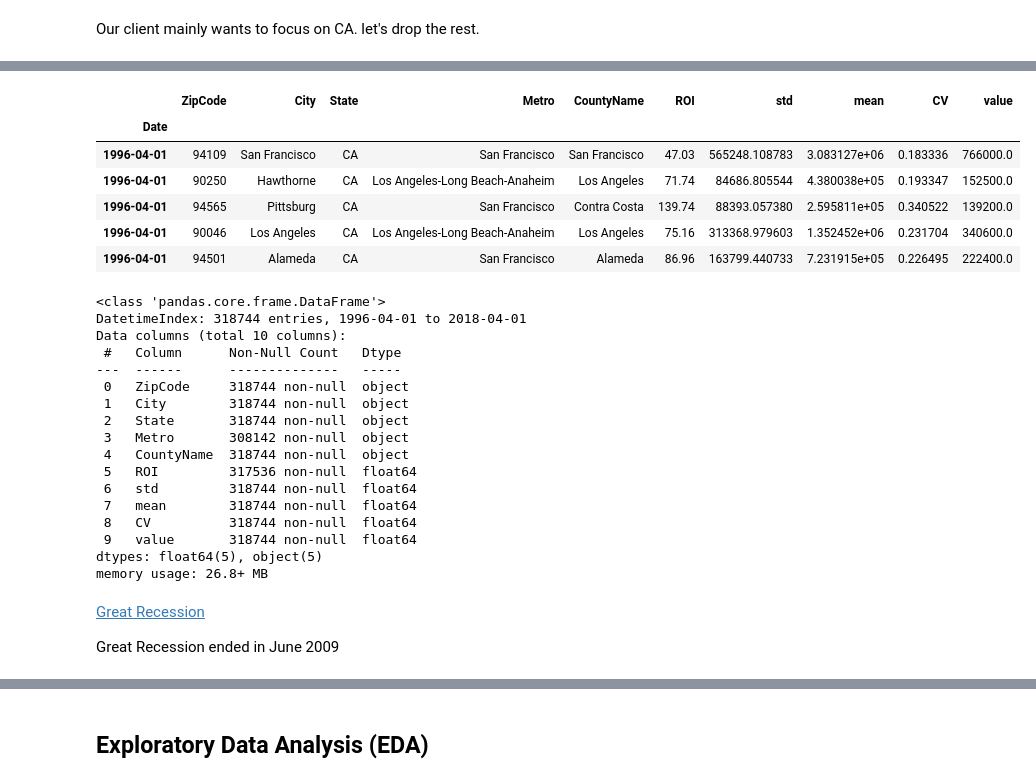
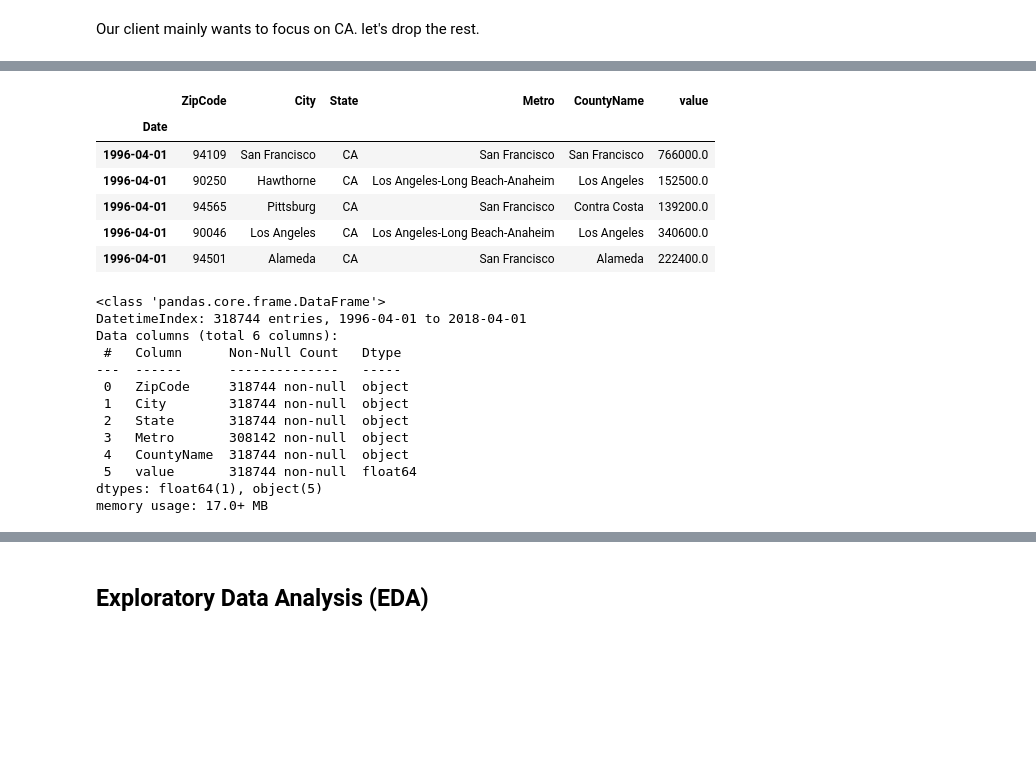
Before and after one commit to jennifernha/Zillow-Time-Series, a Jupyter notebook: Zillow Time Series Analysis.ipynb, the cells around one changed output, grey strips where cells are left out. Cells and saved outputs as stored; diff of their text form; code cells hidden in the pictures; blank space fills up the shorter version.

```diff
--- a/Zillow Time Series Analysis.ipynb
+++ b/Zillow Time Series Analysis.ipynb
@@ -87,3 +103,0 @@ df = df.rename(columns={'RegionName': 'ZipCode'})
-# %%
-#Calculate historical return on investment
-df['ROI'] = (((df['2018-04']-df['2009-07'])/df['2009-07'])*100).round(2)
@@ -92,12 +103,0 @@ df.loc[:,'2009-07':'2018-04']
-# %%
-#Calculate historical return on investment
-df['ROI'] = (((df['2018-04']-df['2009-07'])/df['2009-07'])*100).round(2)
-
-#Calculate standard deviation of monthly values
-df['std'] = df.loc[:,'2009-07':'2018-04'].std(skipna=True, axis=1)
-
-#Calculate historical mean value
-df['mean'] = df.loc[:,'2009-07':'2018-04'].mean(skipna=True, axis=1)
-
-#Calculate coefficient of variation
-df['CV'] = df['std']/df['mean']
@@ -145,6 +125,8 @@ df_ca.head()
 # %%
+#Reshape from wide to long format
+#Code from Project 4 Start Notebook
 def melt_data(df):
-    melted = pd.melt(df, id_vars=['ZipCode', 'City', 'State', 'Metro', 'CountyName','ROI','std','mean','CV'],
+    melted = pd.melt(df, id_vars=['ZipCode', 'City', 'State', 'Metro', 'CountyName'],
                      var_name='Date')
     melted['Date'] = pd.to_datetime(melted['Date'], infer_datetime_format=True)
     melted = melted.dropna(subset=['value'])
@@ -154,28 +154,25 @@ melted_df = melt_data(df_ca)
 # %%
-#Change Zipcode dtype to 'str'
-melted_df['ZipCode'] = melted_df['ZipCode'].astype(str)
-
-# Make sure the data type of the 'Date' column is datetime
-melted_df['Date'] = pd.to_datetime(melted_df['Date'], format='%m/%y')
+#Convert data type to object for ZipCode column
+melted_df['ZipCode'] = melted_df['ZipCode'].astype(object)
 
 # Set the 'Date' column as index
 melted_df.set_index('Date', inplace=True)
 
 melted_df.head()
 # %% [output]
-|  | ZipCode | City | State | Metro | CountyName | ROI | std | mean | CV | value |
-| Date |  |  |  |  |  |  |  |  |  |  |
-| 1996-04-01 | 94109 | San Francisco | CA | San Francisco | San Francisco | 47.03 | 565248.108783 | 3.083127e+06 | 0.183336 | 766000.0 |
-| 1996-04-01 | 90250 | Hawthorne | CA | Los Angeles-Long Beach-Anaheim | Los Angeles | 71.74 | 84686.805544 | 4.380038e+05 | 0.193347 | 152500.0 |
-| 1996-04-01 | 94565 | Pittsburg | CA | San Francisco | Contra Costa | 139.74 | 88393.057380 | 2.595811e+05 | 0.340522 | 139200.0 |
-| 1996-04-01 | 90046 | Los Angeles | CA | Los Angeles-Long Beach-Anaheim | Los Angeles | 75.16 | 313368.979603 | 1.352452e+06 | 0.231704 | 340600.0 |
-| 1996-04-01 | 94501 | Alameda | CA | San Francisco | Alameda | 86.96 | 163799.440733 | 7.231915e+05 | 0.226495 | 222400.0 |
+|  | ZipCode | City | State | Metro | CountyName | value |
+| Date |  |  |  |  |  |  |
+| 1996-04-01 | 94109 | San Francisco | CA | San Francisco | San Francisco | 766000.0 |
+| 1996-04-01 | 90250 | Hawthorne | CA | Los Angeles-Long Beach-Anaheim | Los Angeles | 152500.0 |
+| 1996-04-01 | 94565 | Pittsburg | CA | San Francisco | Contra Costa | 139200.0 |
+| 1996-04-01 | 90046 | Los Angeles | CA | Los Angeles-Long Beach-Anaheim | Los Angeles | 340600.0 |
+| 1996-04-01 | 94501 | Alameda | CA | San Francisco | Alameda | 222400.0 |
 # %%
 melted_df.info()
 # %% [output]
 <class 'pandas.core.frame.DataFrame'>
 DatetimeIndex: 318744 entries, 1996-04-01 to 2018-04-01
-Data columns (total 10 columns):
+Data columns (total 6 columns):
  #   Column      Non-Null Count   Dtype
 ---  ------      --------------   -----
  0   ZipCode     318744 non-null  object
@@ -183,14 +180,6 @@ Data columns (total 10 columns):
  2   State       318744 non-null  object
  3   Metro       308142 non-null  object
  4   CountyName  318744 non-null  object
- 5   ROI         317536 non-null  float64
- 6   std         318744 non-null  float64
- 7   mean        318744 non-null  float64
- 8   CV          318744 non-null  float64
- 9   value       318744 non-null  float64
-dtypes: float64(5), object(5)
-memory usage: 26.8+ MB
+ 5   value       318744 non-null  float64
+dtypes: float64(1), object(5)
+memory usage: 17.0+ MB
-# %% [markdown]
-[Great Recession](https://en.wikipedia.org/wiki/Great_Recession)
-
-Great Recession ended in June 2009
```
Also changed, not shown: parts of 48 cells of this notebook.
